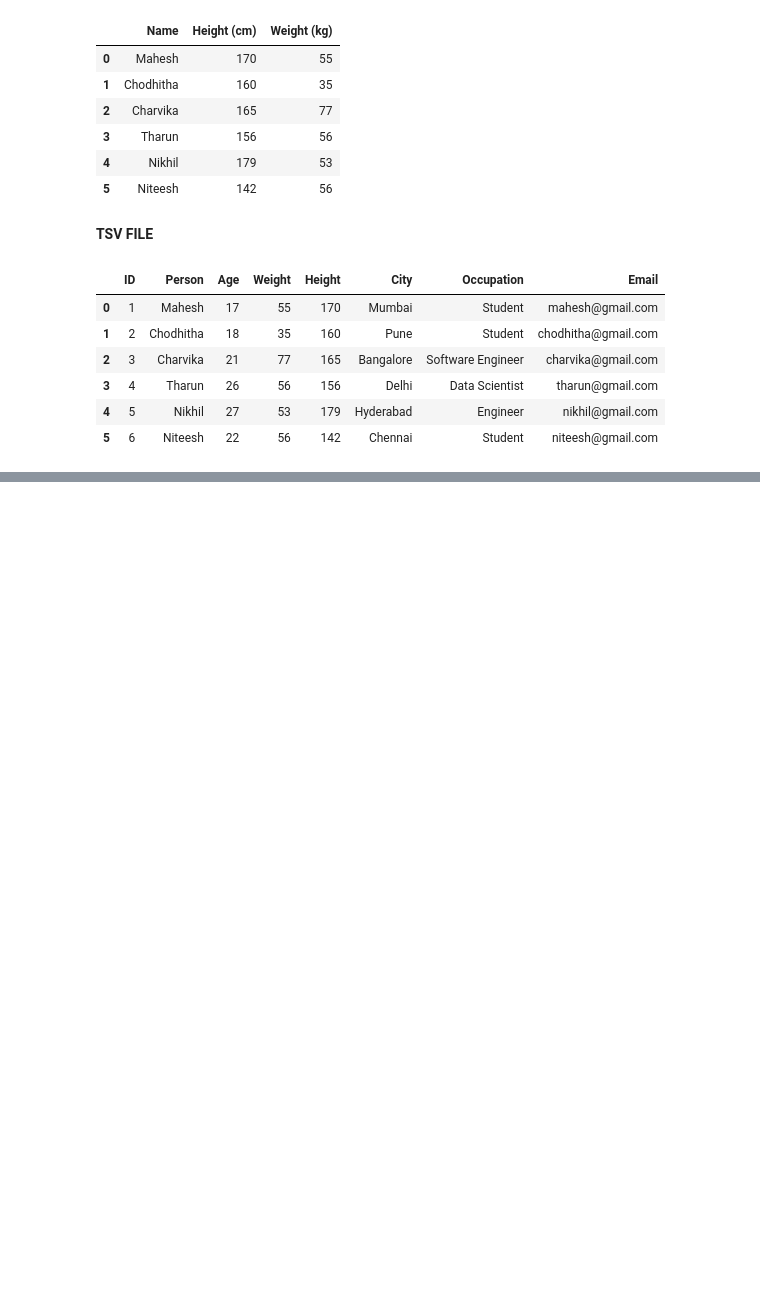
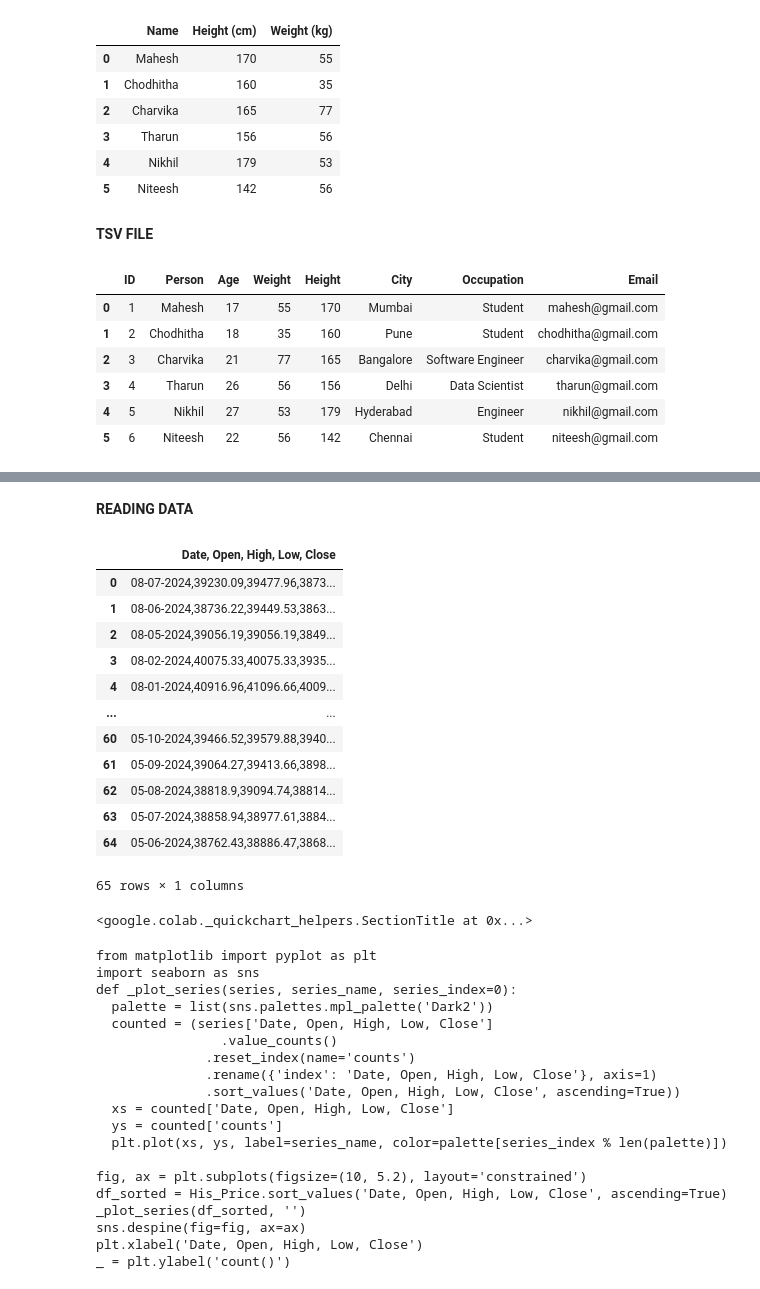
Before and after one commit to Mahesh-ch06/AIML_2303A52037, a Jupyter notebook: Lab1.ipynb, the cells around one changed output, grey strips where cells are left out. Drawn from its saved outputs; the diff is of its cells as text; code cells hidden in the pictures; blank space fills up the shorter version.

```diff
--- a/Lab1.ipynb
+++ b/Lab1.ipynb
@@ -176,0 +189,39 @@ data4
+# %% [markdown]
+**READING DATA**
+# %%
+His_Price = pd.read_csv('/content/HistoricalPrices (1).csv', delimiter='\t')
+His_Price
+# %% [output]
+|  | Date, Open, High, Low, Close |
+| 0 | 08-07-2024,39230.09,39477.96,3873... |
+| 1 | 08-06-2024,38736.22,39449.53,3863... |
+| 2 | 08-05-2024,39056.19,39056.19,3849... |
+| 3 | 08-02-2024,40075.33,40075.33,3935... |
+| 4 | 08-01-2024,40916.96,41096.66,4009... |
+| ... | ... |
+| 60 | 05-10-2024,39466.52,39579.88,3940... |
+| 61 | 05-09-2024,39064.27,39413.66,3898... |
+| 62 | 05-08-2024,38818.9,39094.74,38814... |
+| 63 | 05-07-2024,38858.94,38977.61,3884... |
+| 64 | 05-06-2024,38762.43,38886.47,3868... |
+65 rows × 1 columns
+<google.colab._quickchart_helpers.SectionTitle at 0x...>
+from matplotlib import pyplot as plt
+import seaborn as sns
+def _plot_series(series, series_name, series_index=0):
+  palette = list(sns.palettes.mpl_palette('Dark2'))
+  counted = (series['Date, Open, High, Low, Close']
+                .value_counts()
+              .reset_index(name='counts')
+              .rename({'index': 'Date, Open, High, Low, Close'}, axis=1)
+              .sort_values('Date, Open, High, Low, Close', ascending=True))
+  xs = counted['Date, Open, High, Low, Close']
+  ys = counted['counts']
+  plt.plot(xs, ys, label=series_name, color=palette[series_index % len(palette)])
+
+fig, ax = plt.subplots(figsize=(10, 5.2), layout='constrained')
+df_sorted = His_Price.sort_values('Date, Open, High, Low, Close', ascending=True)
+_plot_series(df_sorted, '')
+sns.despine(fig=fig, ax=ax)
+plt.xlabel('Date, Open, High, Low, Close')
+_ = plt.ylabel('count()')
```
Also changed, not shown: parts of 7 cells of this notebook.
